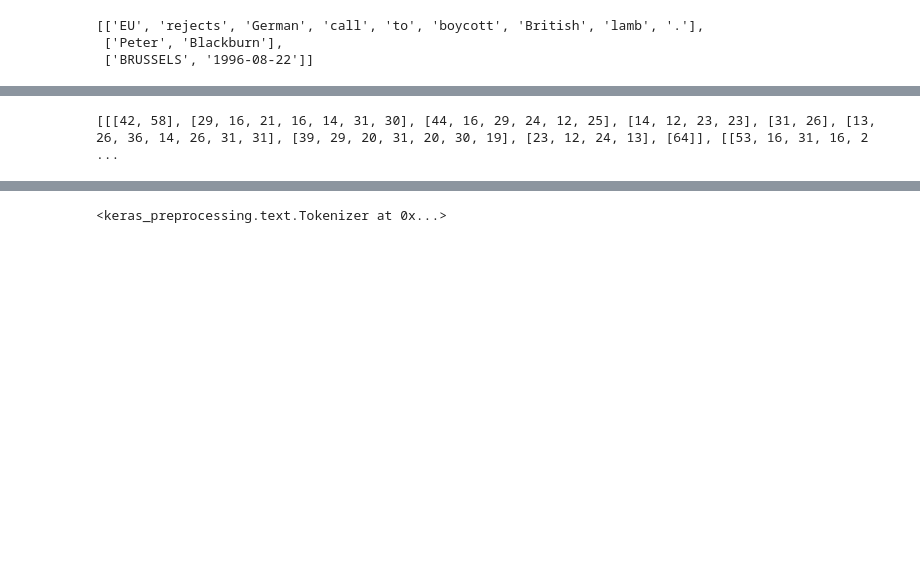
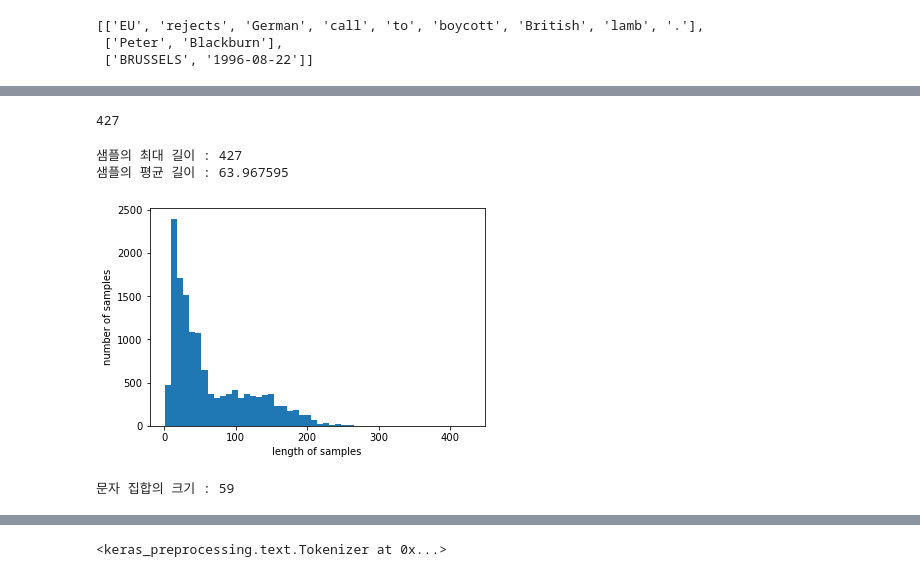
Before and after one commit to 201411094/tensorflowStudy, a Jupyter notebook: NERtensorflow2/bilstmCNN2.ipynb, the cells around one changed output, grey strips where cells are left out. Saved outputs shown, nothing was run; the diff lists cells and outputs as text; code cells hidden in the pictures; blank space fills up the shorter version.

```diff
--- a/NERtensorflow2/bilstmCNN2.ipynb
+++ b/NERtensorflow2/bilstmCNN2.ipynb
@@ -76,3 +61,22 @@ train_char= sentencetochar(train_sentence)
+# %%
+def addCharInformation(Sentences):
+    ans=[]
+    for i,sentence in enumerate(Sentences):
+        newSentence=[]
+
+        for j,data in enumerate(sentence):
+            wrd=[]
+            for k,ch in enumerate(data):
+                # print(ch.split(','))
+                wrd.extend(ch.split(','))
+            newSentence.extend(wrd)
+            # newSentence.append(wrd) # 단어, Chracter, NER을 리스트로
+        ans.append(newSentence)
+    return ans
+# %%
+train_char = addCharInformation(train_sentence)
+valid_char = addCharInformation(valid_sentence)
+test_char = addCharInformation(test_sentence)
 # %%
 train_char[:3]
 # %% [output]
@@ -104,4 +99,0 @@ def addCharInformation(Sentences):
-# %%
-train_char = addCharInformation(train_char)
-valid_char = addCharInformation(valid_char)
-test_char = addCharInformation(test_char)
@@ -121,0 +100,16 @@ def addCharInformation2(Sentences):
+# %%
+max_len = max([len(i) for i in train_char])
+print(max_len)
+# %% [output]
+427
+# %%
+print('샘플의 최대 길이 : %d' % max(len(l) for l in train_char))
+print('샘플의 평균 길이 : %f' % (sum(map(len, train_char))/len(train_char)))
+plt.hist([len(s) for s in train_char], bins=50)
+plt.xlabel('length of samples')
+plt.ylabel('number of samples')
+plt.show()
+# %% [output]
+샘플의 최대 길이 : 427
+샘플의 평균 길이 : 63.967595
+[figure, added]
@@ -122 +119,6 @@ def addCharInformation2(Sentences):
+# %%
+char_size =len(char_tokenizer.word_index) + 1
+print('문자 집합의 크기 : {}'.format(char_size))
+# %% [output]
+문자 집합의 크기 : 59
 # %%
@@ -126,4 +127,0 @@ X_char_test = addCharInformation2(test_char)
-# %%
-print(X_char_train[:10])
-# %% [output]
-[[[42, 58], [29, 16, 21, 16, 14, 31, 30], [44, 16, 29, 24, 12, 25], [14, 12, 23, 23], [31, 26], [13, 26, 36, 14, 26, 31, 31], [39, 29, 20, 31, 20, 30, 19], [23, 12, 24, 13], [64]], [[53, 16, 31, 16, 2 ...
```
Also changed, not shown: parts of 31 cells of this notebook, 4 other files.
